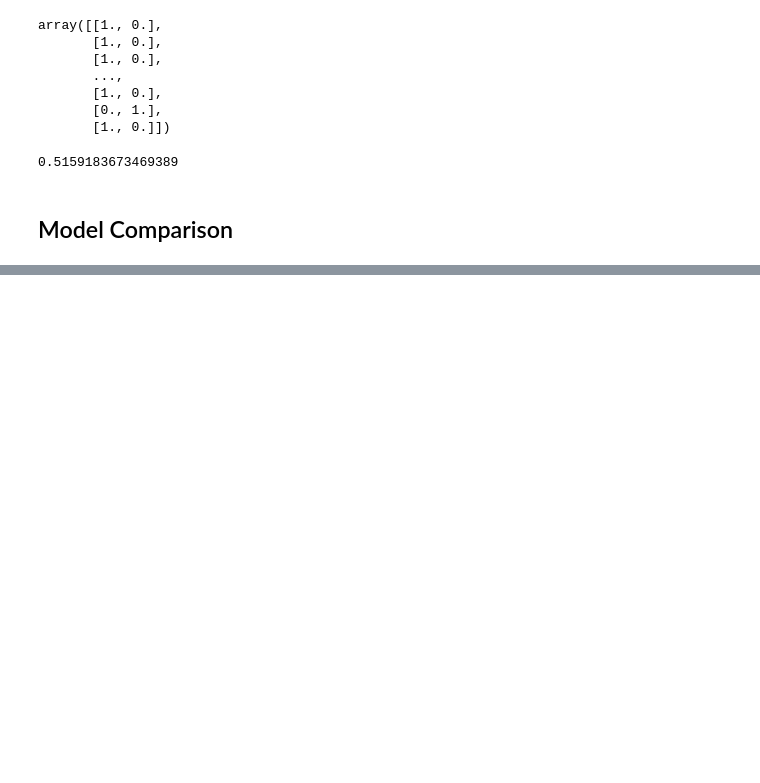
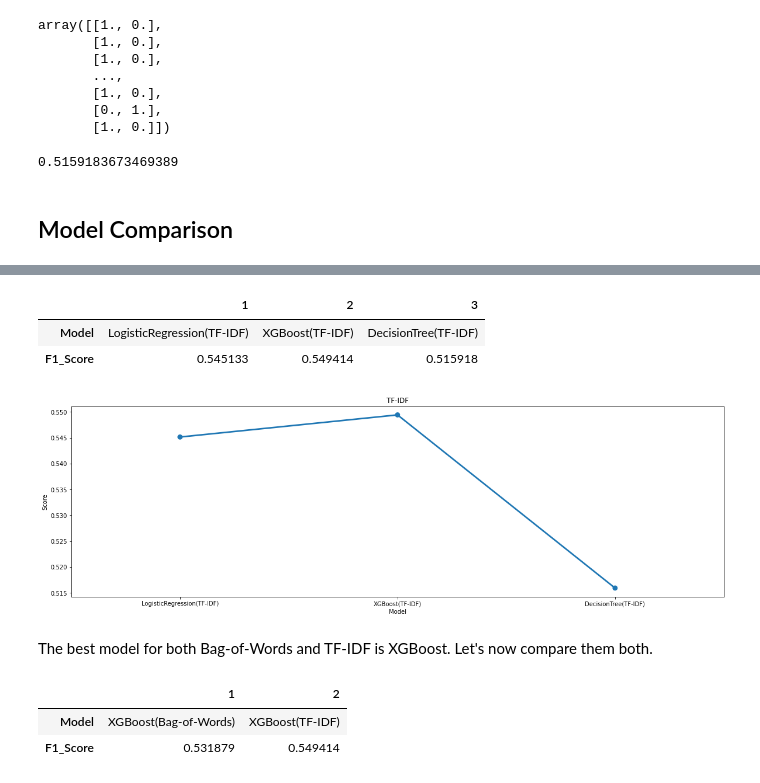
Before and after one commit to phamou/Twitter-Sentiment-Analysis, a Jupyter notebook: Twitter-Sentiment-Analysis.ipynb, the cells around one changed output, grey strips where cells are left out. Saved outputs shown, nothing was run; the diff lists cells and outputs as text; code cells hidden in the pictures; blank space fills up the shorter version.

```diff
--- a/Twitter-Sentiment-Analysis.ipynb
+++ b/Twitter-Sentiment-Analysis.ipynb
@@ -727,9 +736,9 @@ xgb_tfidf=xgb_tfidf[:,1]>=0.3
 xgb_int_tfidf=xgb_tfidf.astype(np.int)
 
 # calculating f1 score
-score=f1_score(y_valid_tfidf,xgb_int_tfidf)
+xgb_tfidf_score=f1_score(y_valid_tfidf,xgb_int_tfidf)
 
-score
+xgb_tfidf_score
 # %% [output]
 0.5494137353433836
 # %% [markdown]
@@ -820,0 +858,38 @@ dct_score_tfidf
+# %%
+algo_tfidf = ['LogisticRegression(TF-IDF)','XGBoost(TF-IDF)','DecisionTree(TF-IDF)']
+
+score_tfidf = [log_tfidf,xgb_tfidf_score, dct_score_tfidf]
+
+compare_tfidf = pd.DataFrame({'Model':algo_tfidf, "F1_Score":score_tfidf}, index=[i for i in range(1,4)])
+
+compare_tfidf.T
+# %% [output]
+|  | 1 | 2 | 3 |
+| Model | LogisticRegression(TF-IDF) | XGBoost(TF-IDF) | DecisionTree(TF-IDF) |
+| F1_Score | 0.545133 | 0.549414 | 0.515918 |
+# %%
+plt.figure(figsize=(20,6))
+
+sns.pointplot(x='Model',y='F1_Score',data=compare_tfidf)
+
+plt.title('TF-IDF')
+plt.xlabel('Model')
+plt.ylabel('Score')
+
+plt.show()
+# %% [output]
+[figure, added]
+# %% [markdown]
+The best model for both Bag-of-Words and TF-IDF is XGBoost. Let's now compare them both.
+# %%
+algo_best = ['XGBoost(Bag-of-Words)','XGBoost(TF-IDF)']
+
+score_best = [xgb_bow_score, xgb_tfidf_score]
+
+compare_best = pd.DataFrame({'Model':algo_best, 'F1_Score': score_best}, index=[i for i in range(1,3)])
+
+compare_best.T
+# %% [output]
+|  | 1 | 2 |
+| Model | XGBoost(Bag-of-Words) | XGBoost(TF-IDF) |
+| F1_Score | 0.531879 | 0.549414 |
```
Also changed, not shown: parts of 25 cells of this notebook.
